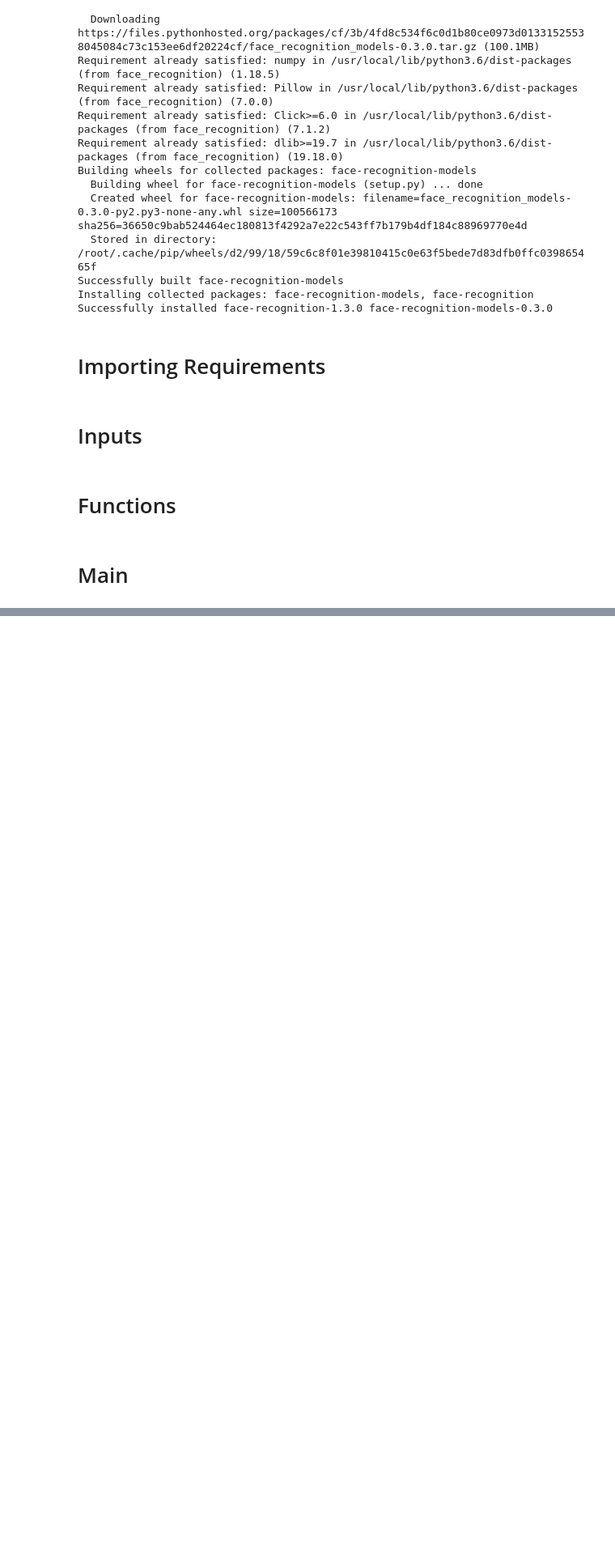
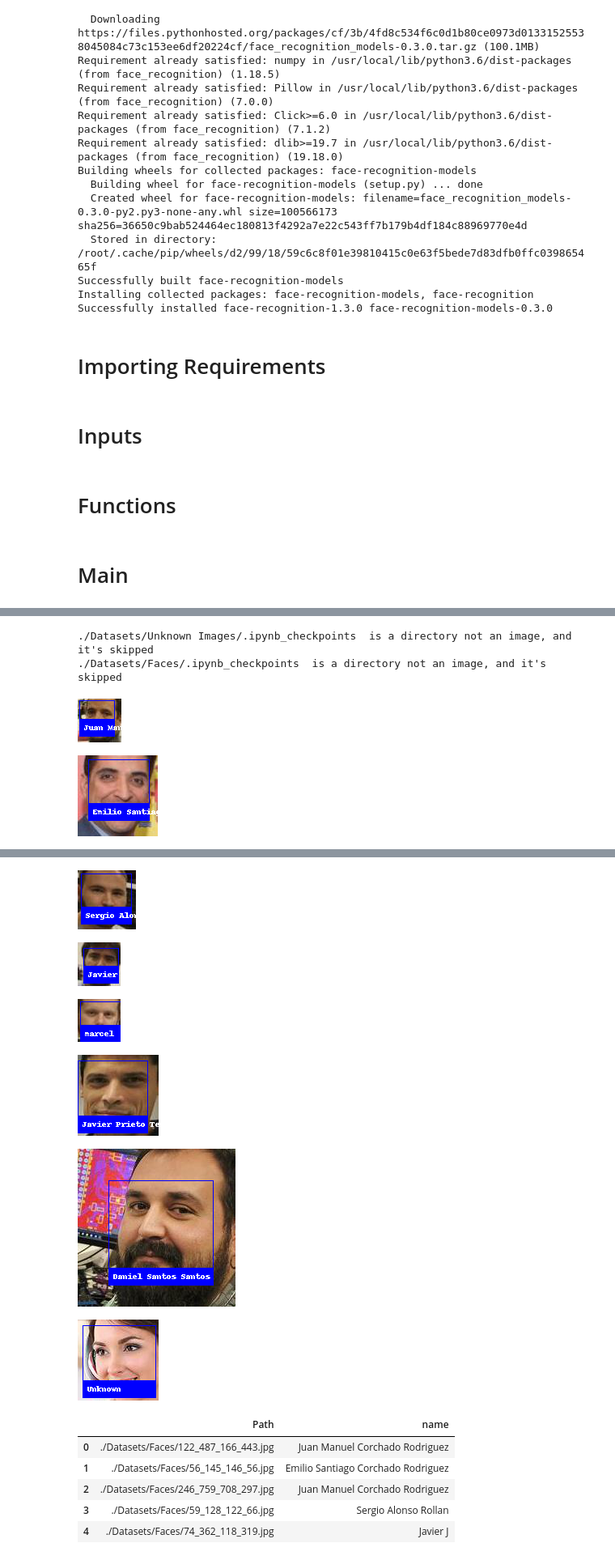
Before and after one commit to NiloufarShoeibi/Identity_Detection, a Jupyter notebook: Notebook/Identity_Detection.ipynb, the cells around one changed output, grey strips where cells are left out. Shown at 81% size. Saved outputs shown, nothing was run; the diff lists cells and outputs as text; code cells hidden in the pictures; blank space fills up the shorter version.

```diff
--- a/Notebook/Identity_Detection.ipynb
+++ b/Notebook/Identity_Detection.ipynb
@@ -83,7 +84,7 @@ def Find_Faces (Prediction_images, face_path):
                 face_image.append(Prediction_images[i][top-5:bottom+5, left-5:right+5])
                 pill_image = Image.fromarray(face_image[j])
                 #PILL_IMAGES.append(pill_image)
-                display(pill_image)
+                #display(pill_image)
                 pill_image.save(f'{face_path}/{top}_{right}_{bottom}_{left}.jpg')
 # %%
 def Face_identification (img_folder,face_path):
@@ -133,16 +134,21 @@ def Face_identification (img_folder,face_path):
 # %% [markdown]
 # Main
 # %%
-#Paths to the known and unknown images
-paths = extract_paths(img_folder)
-test_paths = extract_paths(test_img_folder)
-#Loading Images
-Images = Load_images (paths)
-Prediction_images = Load_images (test_paths)
-# Finding Face Locations
-known_face_locations = Face_location (Images)
-unknown_face_locations = Face_location (Prediction_images)
-# Known Face Encoding
-known_face_encodings = Face_encoding (Images)
-# Known Face Names
-known_face_names = extract_labels(img_folder)
+def main(new_test_path):
+    #Paths to the known and unknown images
+    paths = extract_paths(img_folder)
+    test_paths = extract_paths(test_img_folder)
+    #Loading Images
+    Images = Load_images (paths)
+    Prediction_images = Load_images (test_paths)
+    # Finding Face Locations
+    known_face_locations = Face_location (Images)
+    unknown_face_locations = Face_location (Prediction_images)
+    # Known Face Encoding
+    known_face_encodings = Face_encoding (Images)
+    # Known Face Names
+    known_face_names = extract_labels(img_folder)
+
+    Find_Faces (Prediction_images, new_test_path)
+    identities = Face_identification (img_folder,new_test_path)
+    return identities
@@ -186,0 +155,9 @@ Face_identification (img_folder,new_test_path)
+# %%
+if __name__ == "__main__":
+    id = main(new_test_path)
+id.head()
+# %% [output]
+./Datasets/Unknown Images/.ipynb_checkpoints  is a directory not an image, and it's skipped
+./Datasets/Faces/.ipynb_checkpoints  is a directory not an image, and it's skipped
+[figure, added]
+[figure, added]
@@ -186,0 +165,12 @@ Face_identification (img_folder,new_test_path)
+[figure, added]
+[figure, added]
+[figure, added]
+[figure, added]
+[figure, added]
+[figure, added]
+|  | Path | name |
+| 0 | ./Datasets/Faces/122_487_166_443.jpg | Juan Manuel Corchado Rodriguez |
+| 1 | ./Datasets/Faces/56_145_146_56.jpg | Emilio Santiago Corchado Rodriguez |
+| 2 | ./Datasets/Faces/246_759_708_297.jpg | Juan Manuel Corchado Rodriguez |
+| 3 | ./Datasets/Faces/59_128_122_66.jpg | Sergio Alonso Rollan |
+| 4 | ./Datasets/Faces/74_362_118_319.jpg | Javier J |
```
Also changed, not shown: parts of 5 cells of this notebook.
